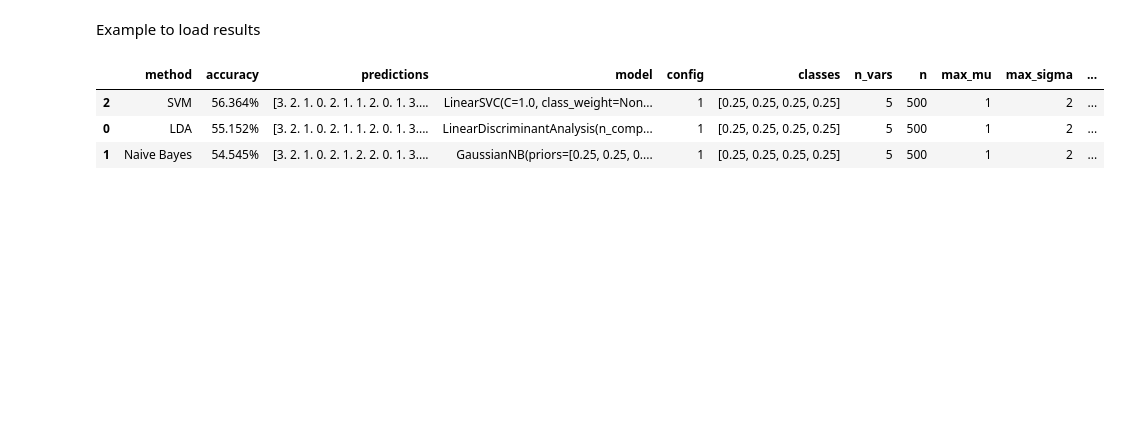
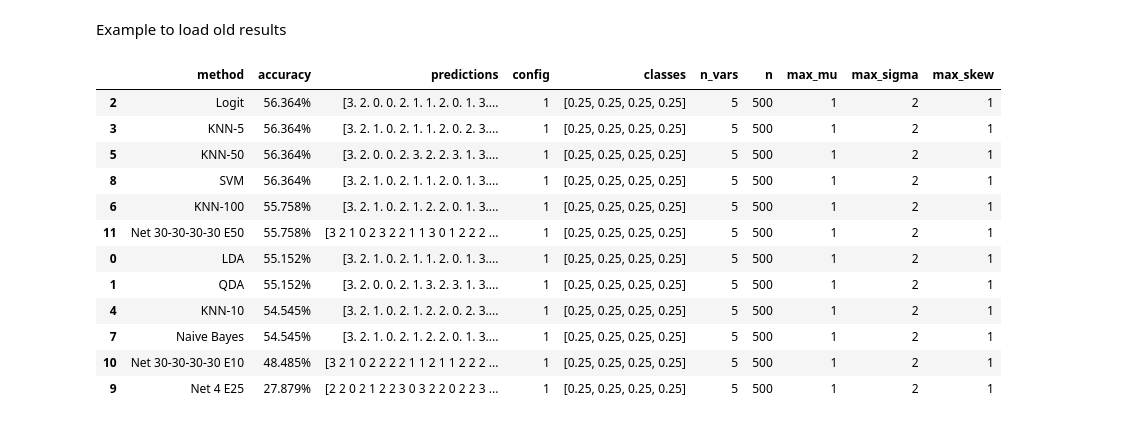
Before and after one commit to timellemeet/multivariate, a Jupyter notebook: simulation.ipynb, the cells around one changed output. Cells and saved outputs as stored; diff of their text form; code cells hidden in the pictures; blank space fills up the shorter version.

```diff
--- a/simulation.ipynb
+++ b/simulation.ipynb
@@ -283,13 +412,24 @@ Results after config 1
 # %% [markdown]
-Example to load results
+Example to load old results
 # %%
 import pandas as pd
 
-old_results = pd.read_pickle("./results/config 1 of 1 19-58-47 - 02-12-2019.pkl")
+old_results = pd.read_pickle("./results/config 1 of 1 20-19-32 - 02-12-2019.pkl")
 
-display(old_results.style.format({'accuracy': '{:,.3%}'.format}))
+display(old_results.style.format({
+    'accuracy': '{:,.3%}'.format
+    }))
 # %% [output]
-|  | method | accuracy | predictions | model | config | classes | n_vars | n | max_mu | max_sigma | ... |
-| 2 | SVM | 56.364% | [3. 2. 1. 0. 2. 1. 1. 2. 0. 1. 3.... | LinearSVC(C=1.0, class_weight=Non... | 1 | [0.25, 0.25, 0.25, 0.25] | 5 | 500 | 1 | 2 | ... |
-| 0 | LDA | 55.152% | [3. 2. 1. 0. 2. 1. 1. 2. 0. 1. 3.... | LinearDiscriminantAnalysis(n_comp... | 1 | [0.25, 0.25, 0.25, 0.25] | 5 | 500 | 1 | 2 | ... |
-| 1 | Naive Bayes | 54.545% | [3. 2. 1. 0. 2. 1. 2. 2. 0. 1. 3.... | GaussianNB(priors=[0.25, 0.25, 0.... | 1 | [0.25, 0.25, 0.25, 0.25] | 5 | 500 | 1 | 2 | ... |
+|  | method | accuracy | predictions | config | classes | n_vars | n | max_mu | max_sigma | max_skew |
+| 2 | Logit | 56.364% | [3. 2. 0. 0. 2. 1. 1. 2. 0. 1. 3.... | 1 | [0.25, 0.25, 0.25, 0.25] | 5 | 500 | 1 | 2 | 1 |
+| 3 | KNN-5 | 56.364% | [3. 2. 1. 0. 2. 1. 1. 2. 0. 2. 3.... | 1 | [0.25, 0.25, 0.25, 0.25] | 5 | 500 | 1 | 2 | 1 |
+| 5 | KNN-50 | 56.364% | [3. 2. 0. 0. 2. 3. 2. 2. 3. 1. 3.... | 1 | [0.25, 0.25, 0.25, 0.25] | 5 | 500 | 1 | 2 | 1 |
+| 8 | SVM | 56.364% | [3. 2. 1. 0. 2. 1. 1. 2. 0. 1. 3.... | 1 | [0.25, 0.25, 0.25, 0.25] | 5 | 500 | 1 | 2 | 1 |
+| 6 | KNN-100 | 55.758% | [3. 2. 1. 0. 2. 1. 2. 2. 0. 1. 3.... | 1 | [0.25, 0.25, 0.25, 0.25] | 5 | 500 | 1 | 2 | 1 |
+| 11 | Net 30-30-30-30 E50 | 55.758% | [3 2 1 0 2 3 2 2 1 1 3 0 1 2 2 2 ... | 1 | [0.25, 0.25, 0.25, 0.25] | 5 | 500 | 1 | 2 | 1 |
+| 0 | LDA | 55.152% | [3. 2. 1. 0. 2. 1. 1. 2. 0. 1. 3.... | 1 | [0.25, 0.25, 0.25, 0.25] | 5 | 500 | 1 | 2 | 1 |
+| 1 | QDA | 55.152% | [3. 2. 0. 0. 2. 1. 3. 2. 3. 1. 3.... | 1 | [0.25, 0.25, 0.25, 0.25] | 5 | 500 | 1 | 2 | 1 |
+| 4 | KNN-10 | 54.545% | [3. 2. 1. 0. 2. 1. 2. 2. 0. 2. 3.... | 1 | [0.25, 0.25, 0.25, 0.25] | 5 | 500 | 1 | 2 | 1 |
+| 7 | Naive Bayes | 54.545% | [3. 2. 1. 0. 2. 1. 2. 2. 0. 1. 3.... | 1 | [0.25, 0.25, 0.25, 0.25] | 5 | 500 | 1 | 2 | 1 |
+| 10 | Net 30-30-30-30 E10 | 48.485% | [3 2 1 0 2 2 2 2 1 1 2 1 1 2 2 2 ... | 1 | [0.25, 0.25, 0.25, 0.25] | 5 | 500 | 1 | 2 | 1 |
+| 9 | Net 4 E25 | 27.879% | [2 2 0 2 1 2 2 3 0 3 2 2 0 2 2 3 ... | 1 | [0.25, 0.25, 0.25, 0.25] | 5 | 500 | 1 | 2 | 1 |
```
Also changed, not shown: parts of 3 cells of this notebook, 8 other files.
